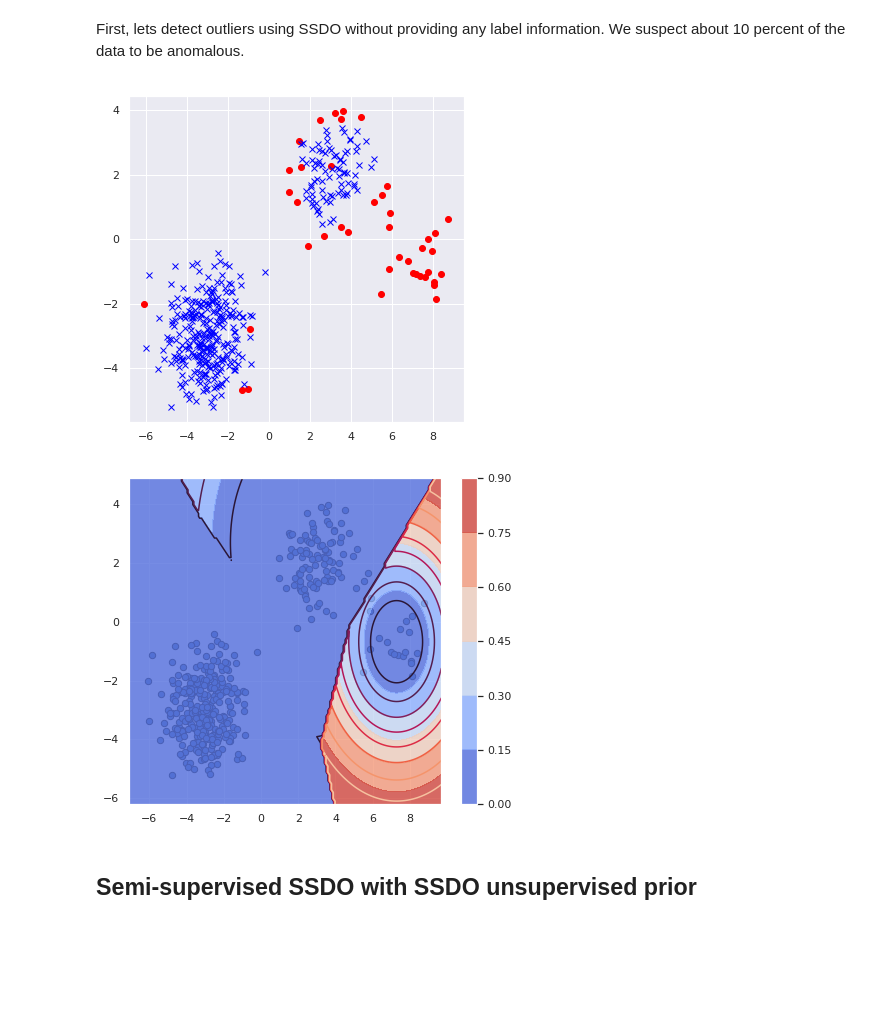
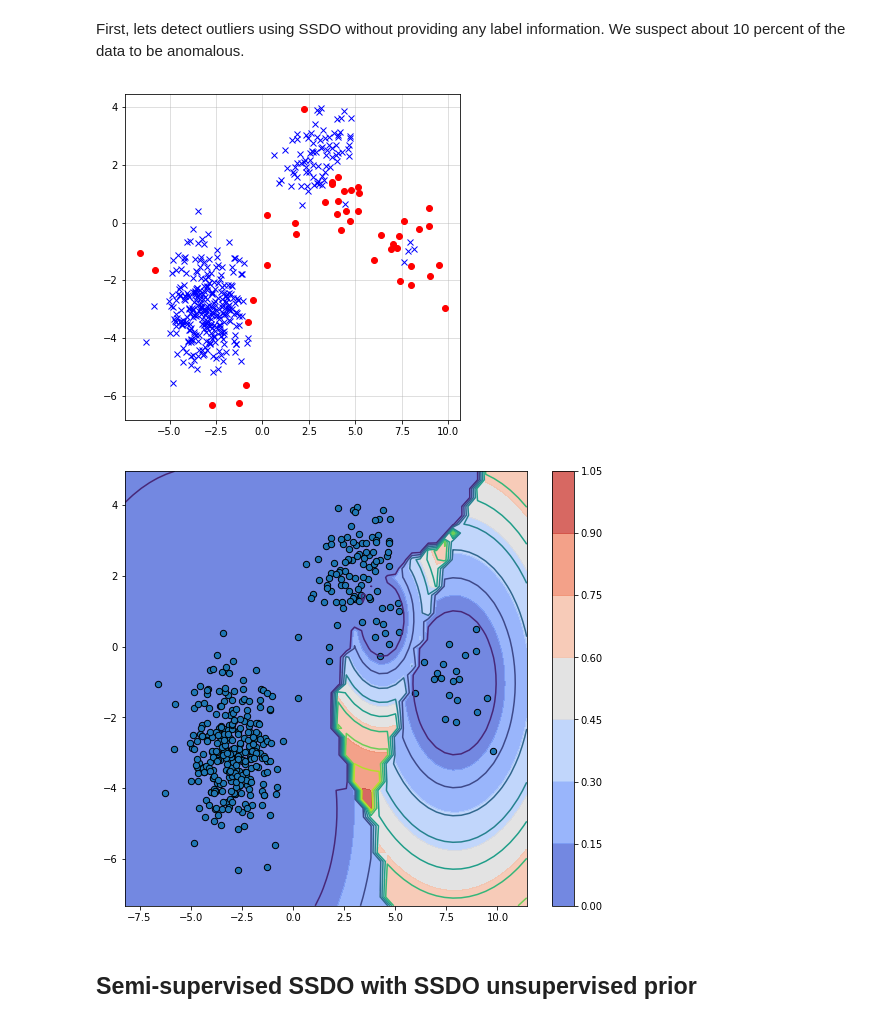
Before and after one commit to Vincent-Vercruyssen/anomatools, a Jupyter notebook: notebooks/SSDO_detection_example.ipynb, the cells around one changed output. Cells and saved outputs as stored; diff of their text form; code cells hidden in the pictures; blank space fills up the shorter version.

```diff
--- a/notebooks/SSDO_detection_example.ipynb
+++ b/notebooks/SSDO_detection_example.ipynb
@@ -88,19 +47,19 @@ First, lets detect outliers using SSDO without providing any label information.
 y = np.zeros(len(X))
 
 # construct detector and find outliers
-detector = SSDO(contamination=0.1, base_classifier='ssdo')
+detector = SSDO(contamination=0.1, unsupervised_prior='ssdo')
 y_score, y_pred = detector.fit_predict(X, y)
 
 # plot anomalies
-plot_anomalies(X, y_pred)
+plot_2D_normals_anomalies(X, y_pred)
 # %% [output]
-[figure, old version]
+[figure, new version]
 # %%
 # draw decision boundary
-detector = SSDO(contamination=0.1, base_classifier='ssdo')
-plot_classifier_contour_2D(detector, X, y, h=0.1, auto_range=True)
+detector = SSDO(contamination=0.1, unsupervised_prior='ssdo')
+plot_2D_classifier(detector, X, y, figure_size=(9, 8))
 # %% [output]
-[figure, old version]
+[figure, new version]
 # %% [markdown]
 ## Semi-supervised SSDO with SSDO unsupervised prior
 # %% [markdown]
```
Also changed, not shown: parts of 14 cells of this notebook, 3 other files.
